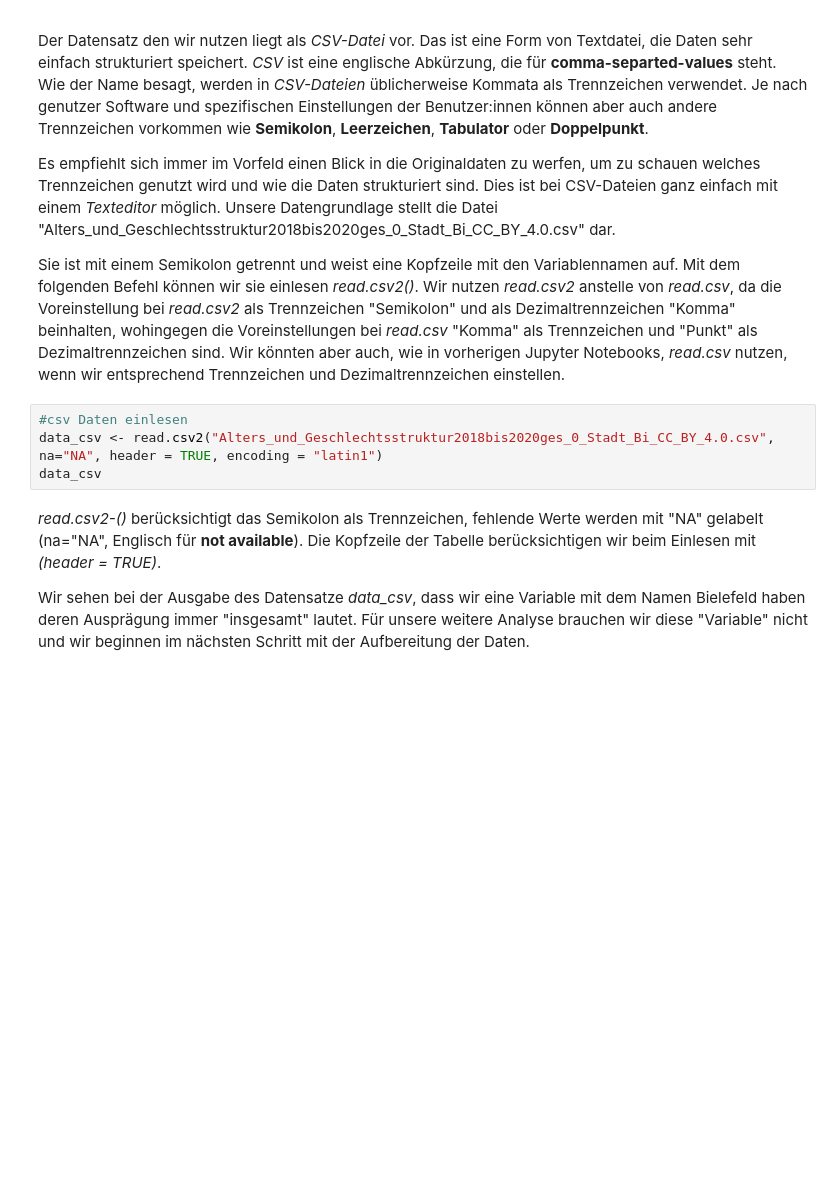
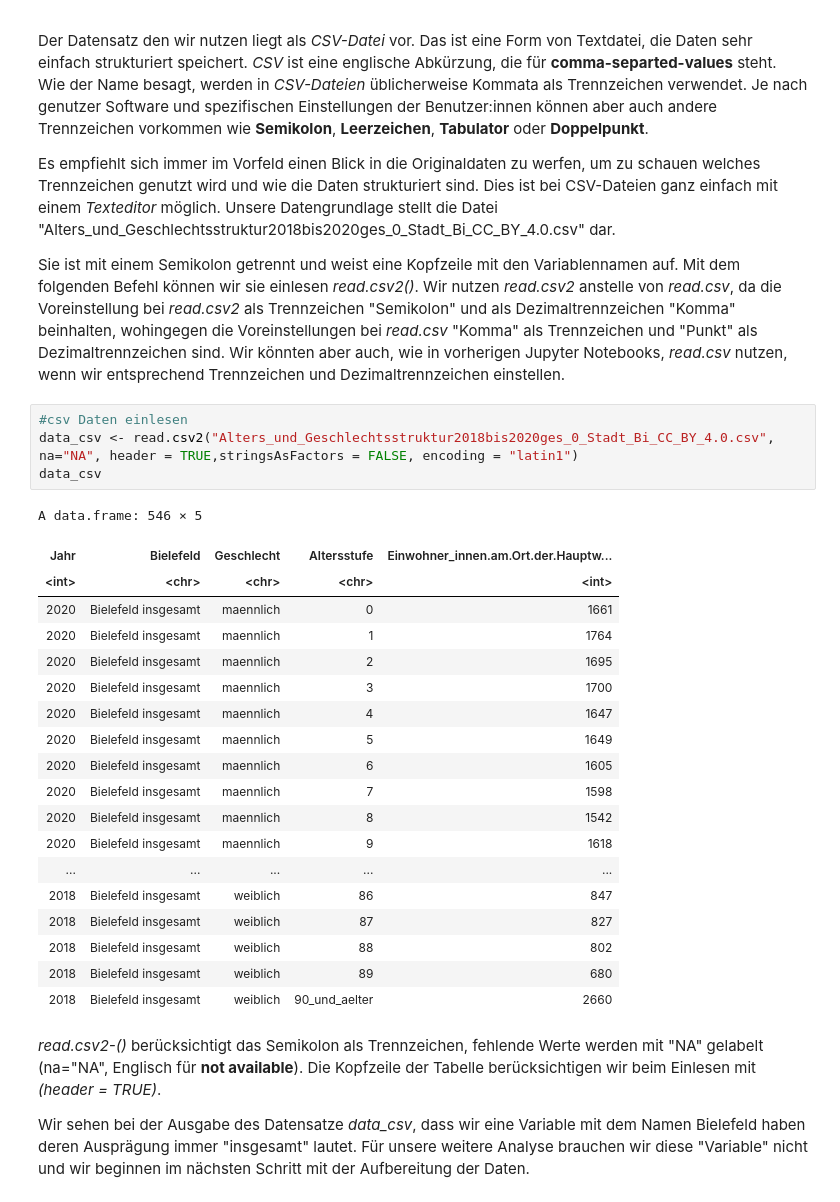
Before and after one commit to KI-Campus/Datengeschichten, a Jupyter notebook: Jupyter Notebooks/Datenvisualisierung_Barplot_I.ipynb, the cells around one changed output. Drawn from its saved outputs; the diff is of its cells as text; blank space fills up the shorter version.

```diff
--- a/Jupyter Notebooks/Datenvisualisierung_Barplot_I.ipynb
+++ b/Jupyter Notebooks/Datenvisualisierung_Barplot_I.ipynb
@@ -42,8 +60,28 @@ Sie ist mit einem Semikolon getrennt und weist eine Kopfzeile mit den Variablenn
 Wir nutzen *read.csv2* anstelle von *read.csv*, da die Voreinstellung bei *read.csv2* als Trennzeichen "Semikolon" und als Dezimaltrennzeichen "Komma" beinhalten, wohingegen die Voreinstellungen bei *read.csv* "Komma" als Trennzeichen und "Punkt" als Dezimaltrennzeichen sind. Wir könnten aber auch, wie in vorherigen Jupyter Notebooks, *read.csv* nutzen, wenn wir entsprechend Trennzeichen und Dezimaltrennzeichen einstellen.
 # %%
 #csv Daten einlesen
-data_csv <- read.csv2("Alters_und_Geschlechtsstruktur2018bis2020ges_0_Stadt_Bi_CC_BY_4.0.csv", na="NA", header = TRUE, encoding = "latin1")
+data_csv <- read.csv2("Alters_und_Geschlechtsstruktur2018bis2020ges_0_Stadt_Bi_CC_BY_4.0.csv", na="NA", header = TRUE,stringsAsFactors = FALSE, encoding = "latin1")
 data_csv
+# %% [output]
+A data.frame: 546 × 5
+| Jahr | Bielefeld | Geschlecht | Altersstufe | Einwohner_innen.am.Ort.der.Hauptw... |
+| <int> | <chr> | <chr> | <chr> | <int> |
+| 2020 | Bielefeld insgesamt | maennlich | 0 | 1661 |
+| 2020 | Bielefeld insgesamt | maennlich | 1 | 1764 |
+| 2020 | Bielefeld insgesamt | maennlich | 2 | 1695 |
+| 2020 | Bielefeld insgesamt | maennlich | 3 | 1700 |
+| 2020 | Bielefeld insgesamt | maennlich | 4 | 1647 |
+| 2020 | Bielefeld insgesamt | maennlich | 5 | 1649 |
+| 2020 | Bielefeld insgesamt | maennlich | 6 | 1605 |
+| 2020 | Bielefeld insgesamt | maennlich | 7 | 1598 |
+| 2020 | Bielefeld insgesamt | maennlich | 8 | 1542 |
+| 2020 | Bielefeld insgesamt | maennlich | 9 | 1618 |
+| ... | ... | ... | ... | ... |
+| 2018 | Bielefeld insgesamt | weiblich | 86 | 847 |
+| 2018 | Bielefeld insgesamt | weiblich | 87 | 827 |
+| 2018 | Bielefeld insgesamt | weiblich | 88 | 802 |
+| 2018 | Bielefeld insgesamt | weiblich | 89 | 680 |
+| 2018 | Bielefeld insgesamt | weiblich | 90_und_aelter | 2660 |
 # %% [markdown]
 *read.csv2-()* berücksichtigt das Semikolon als Trennzeichen, fehlende Werte werden  mit "NA" gelabelt (na="NA", Englisch für **not available**). Die Kopfzeile der Tabelle berücksichtigen wir beim Einlesen mit *(header = TRUE)*.
 
```
Also changed, not shown: parts of 15 cells of this notebook.
